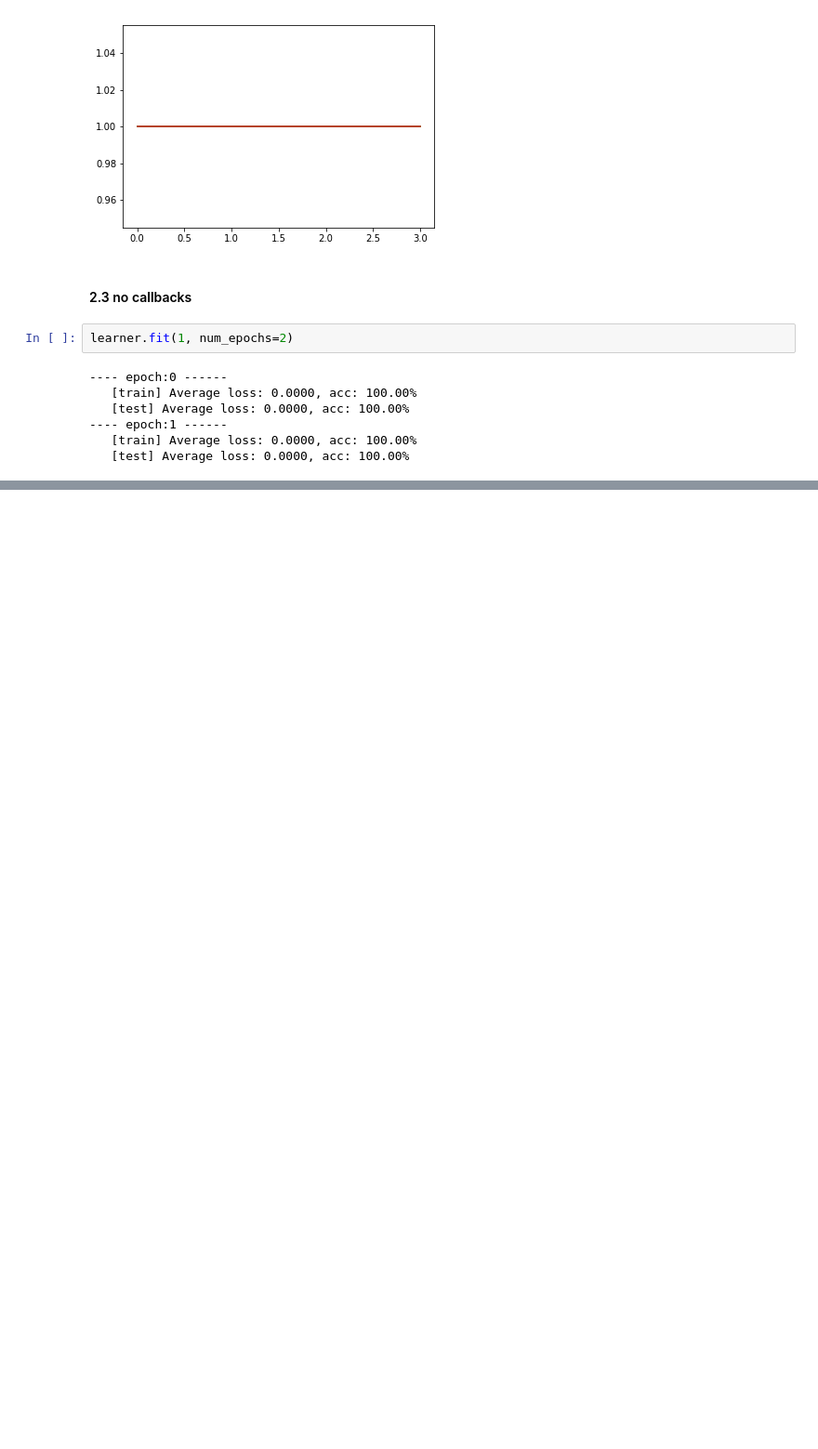
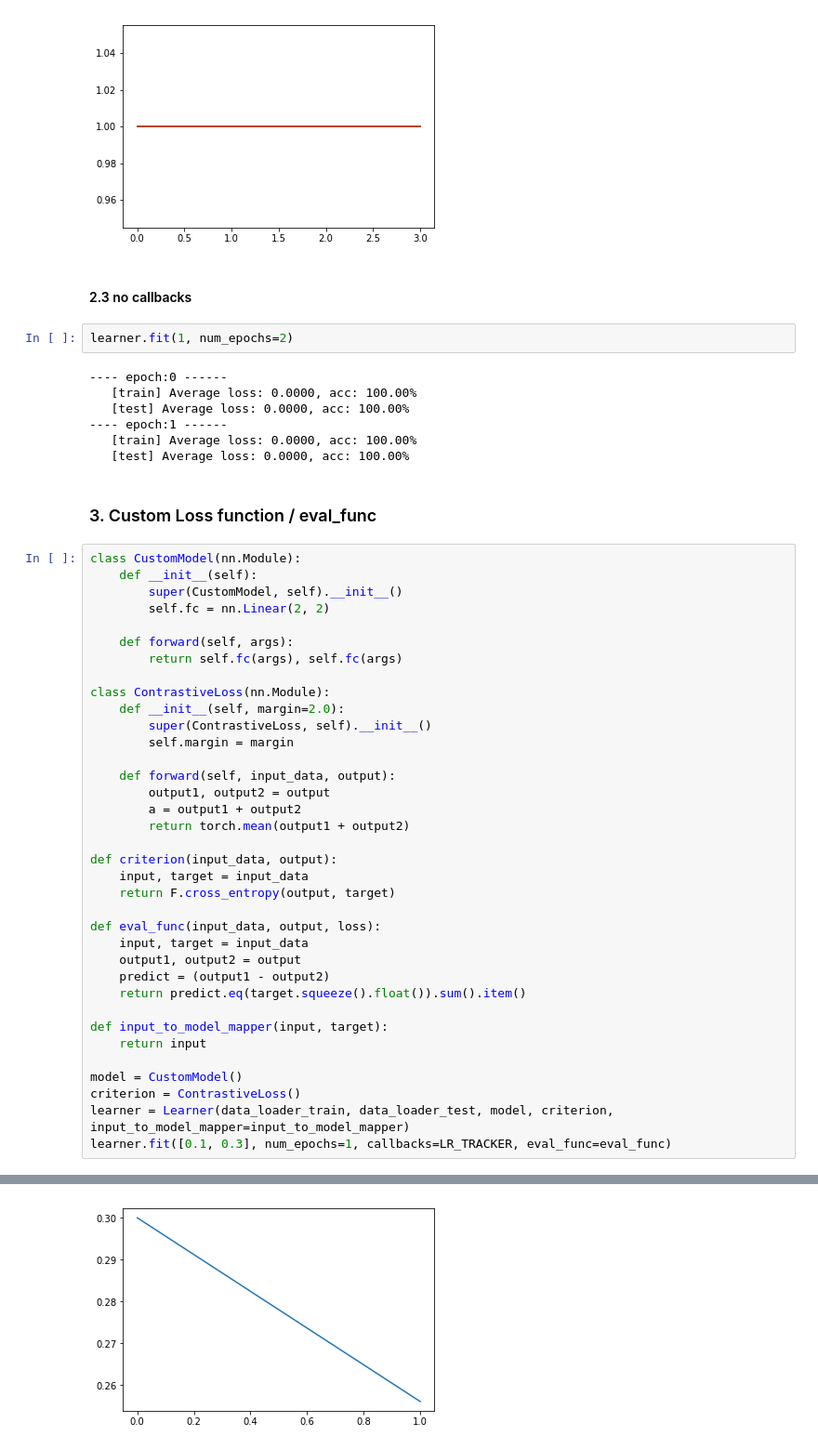
Before and after one commit to exitudio/research-ai, a Jupyter notebook: EXITlib/exitai/test.ipynb, the cells around one changed output, grey strips where cells are left out. Shown at 93% size. Cells and saved outputs as stored; diff of their text form; blank space fills up the shorter version.

```diff
--- a/EXITlib/exitai/test.ipynb
+++ b/EXITlib/exitai/test.ipynb
@@ -95,3 +100,42 @@ learner.fit(1, num_epochs=2)
 ---- epoch:1 ------
    [train] Average loss: 0.0000, acc: 100.00%
    [test] Average loss: 0.0000, acc: 100.00%
+# %% [markdown]
+### 3. Custom Loss function / eval_func
+# %%
+class CustomModel(nn.Module):
+    def __init__(self):
+        super(CustomModel, self).__init__()
+        self.fc = nn.Linear(2, 2)
+
+    def forward(self, args):
+        return self.fc(args), self.fc(args)
+
+class ContrastiveLoss(nn.Module):
+    def __init__(self, margin=2.0):
+        super(ContrastiveLoss, self).__init__()
+        self.margin = margin
+
+    def forward(self, input_data, output):
+        output1, output2 = output
+        a = output1 + output2
+        return torch.mean(output1 + output2)
+
+def criterion(input_data, output):
+    input, target = input_data
+    return F.cross_entropy(output, target)
+
+def eval_func(input_data, output, loss):
+    input, target = input_data
+    output1, output2 = output
+    predict = (output1 - output2)
+    return predict.eq(target.squeeze().float()).sum().item()
+
+def input_to_model_mapper(input, target):
+    return input
+
+model = CustomModel()
+criterion = ContrastiveLoss()
+learner = Learner(data_loader_train, data_loader_test, model, criterion, input_to_model_mapper=input_to_model_mapper)
+learner.fit([0.1, 0.3], num_epochs=1, callbacks=LR_TRACKER, eval_func=eval_func)
+# %% [output]
@@ -97,0 +145 @@ learner.fit(1, num_epochs=2)
+[figure, added]
```
Also changed, not shown: parts of 5 cells of this notebook, 7 other files.
